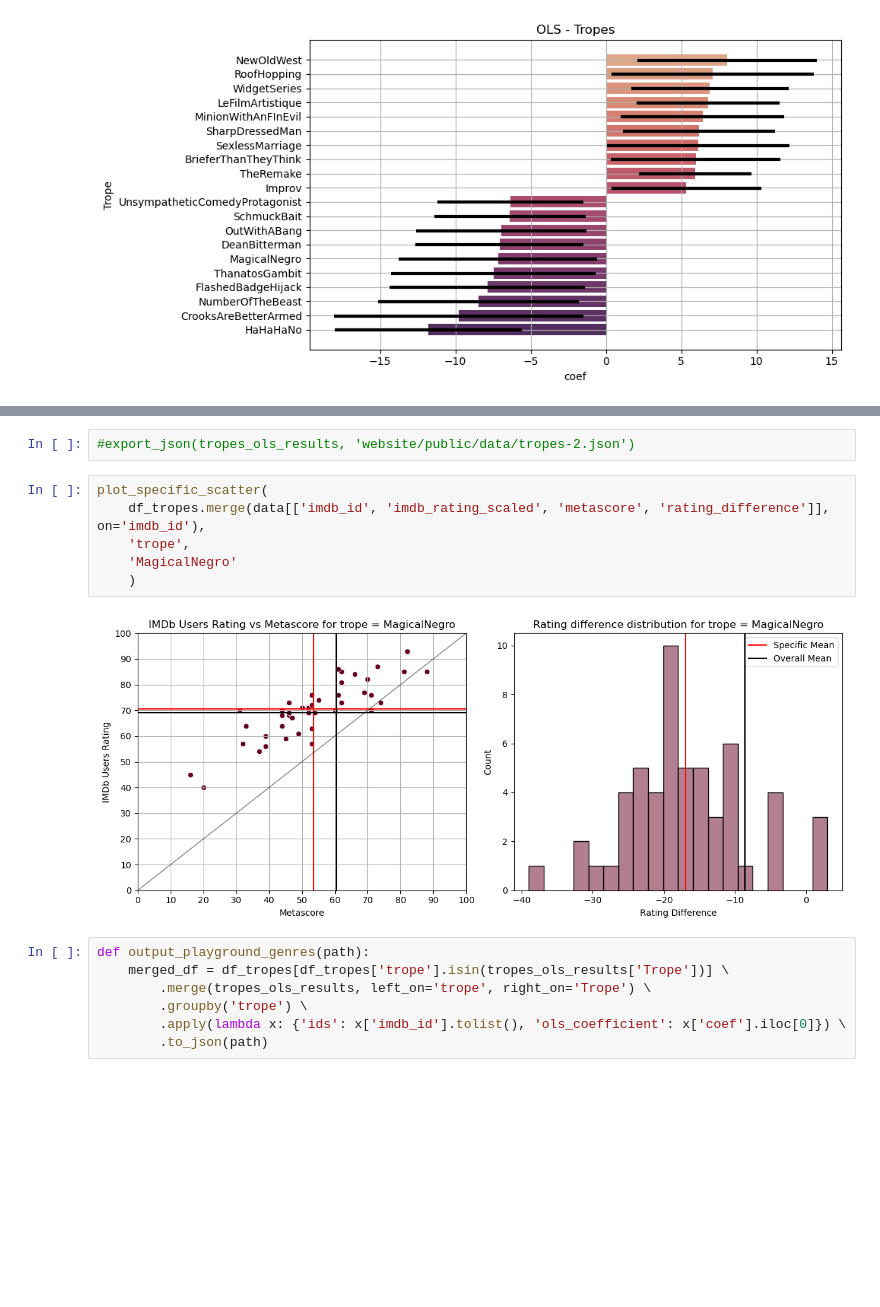
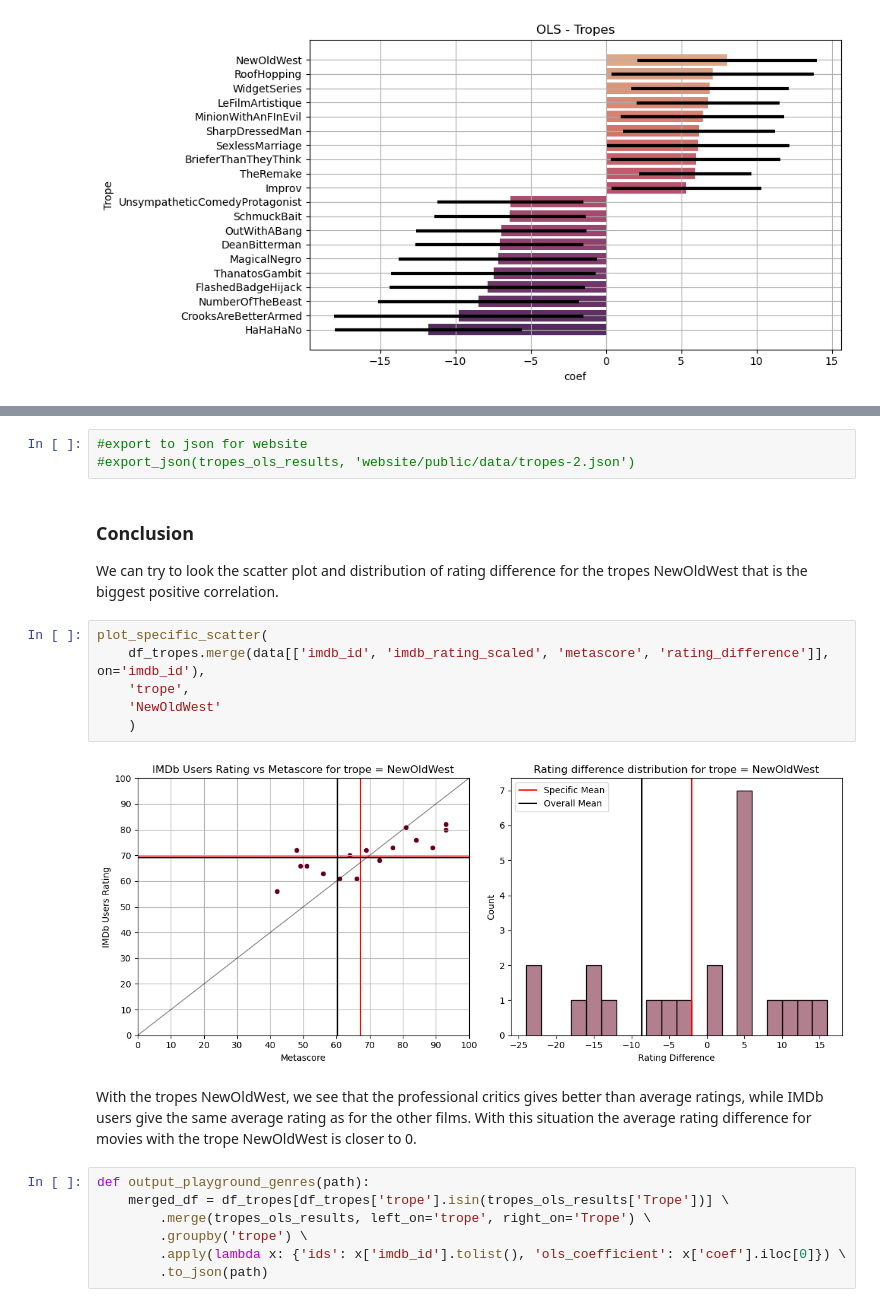
Before and after one commit to epfl-ada/ada-2023-project-radatouille, a Jupyter notebook: milestone_3.ipynb, the cells around one changed output, grey strips where cells are left out. Saved outputs shown, nothing was run; the diff lists cells and outputs as text; blank space fills up the shorter version.

Commit message:
Fix tropes comment

```diff
--- a/milestone_3.ipynb
+++ b/milestone_3.ipynb
@@ -2113,13 +2170,20 @@ Bottom 10:
 # %%
+#export to json for website
 #export_json(tropes_ols_results, 'website/public/data/tropes-2.json')
+# %% [markdown]
+### Conclusion
+
+We can try to look the scatter plot and distribution of rating difference for the tropes NewOldWest that is the biggest positive correlation.
 # %%
 plot_specific_scatter(
     df_tropes.merge(data[['imdb_id', 'imdb_rating_scaled', 'metascore', 'rating_difference']], on='imdb_id'),
     'trope',
-    'MagicalNegro'
+    'NewOldWest'
     )
 # %% [output]
-[figure, old version]
+[figure, new version]
+# %% [markdown]
+With the tropes NewOldWest, we see that the professional critics gives better than average ratings, while IMDb users give the same average rating as for the other films. With this situation the average rating difference for movies with the trope NewOldWest is closer to 0.
 # %%
 def output_playground_genres(path):
     merged_df = df_tropes[df_tropes['trope'].isin(tropes_ols_results['Trope'])] \
```
Also changed, not shown: parts of 16 cells of this notebook.
